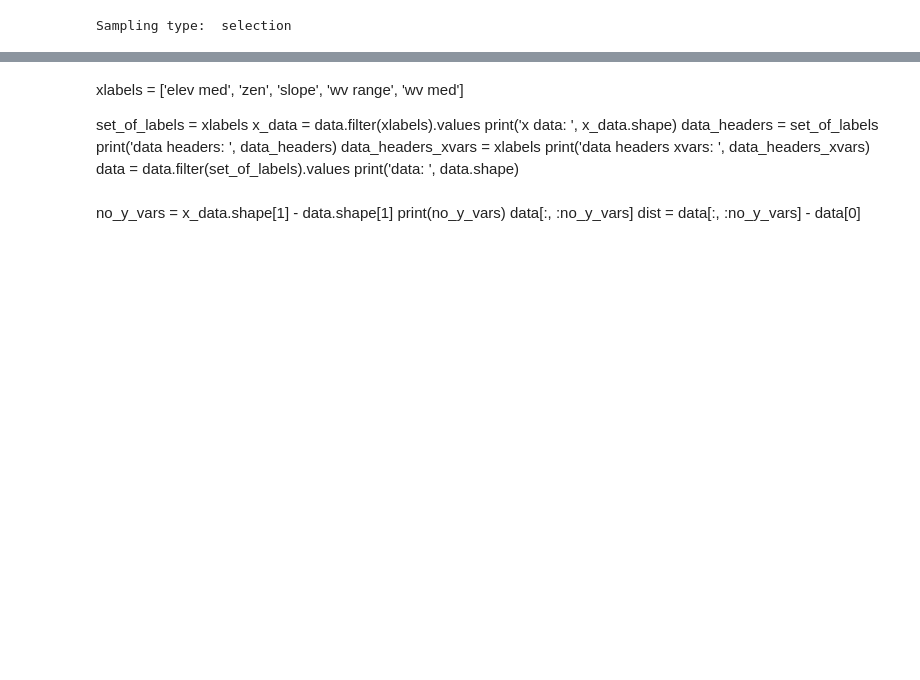
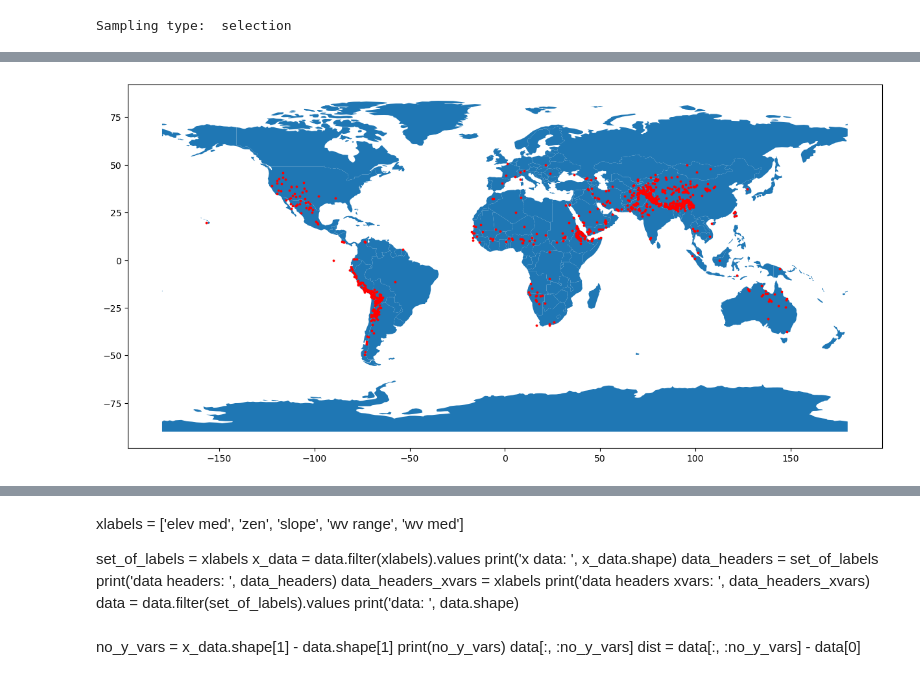
Before and after one commit to varunpatro1/EMIT_scene_analysis, a Jupyter notebook: LHS.ipynb, the cells around one changed output, grey strips where cells are left out. Cells and saved outputs as stored; diff of their text form; code cells hidden in the pictures; blank space fills up the shorter version.

Commit message:
ran lhs sampling and displayed 766 points

```diff
--- a/LHS.ipynb
+++ b/LHS.ipynb
@@ -35,5 +43,5 @@ data.head()
 # %%
-lhs = LatinHypercubeSampling(data, 1500, sampling_type="selection", xlabels = ['elev med', 'zen', 'slope', 'wv range', 'wv med'])
+lhs = LatinHypercubeSampling(data, 1500, sampling_type="selection", xlabels = ['elev med', 'zen', 'slope', 'wv range', 'wv med'], ylabels = ['lat', 'lon'])
 # %% [output]
 Sampling type:  selection
 # %%
@@ -46,0 +67,8 @@ samples.shape
+# %%
+geometry = [Point(xy) for xy in zip(samples['lat'], samples['lon'])]
+gdf = GeoDataFrame(samples, geometry = geometry)
+
+world = gpd.read_file(gpd.datasets.get_path('naturalearth_lowres'))
+gdf.plot(ax = world.plot(figsize = (15,15)), marker = 'o', color = 'red', markersize = 3);
+# %% [output]
+[figure, added]
```
Also changed, not shown: parts of 10 cells of this notebook.
